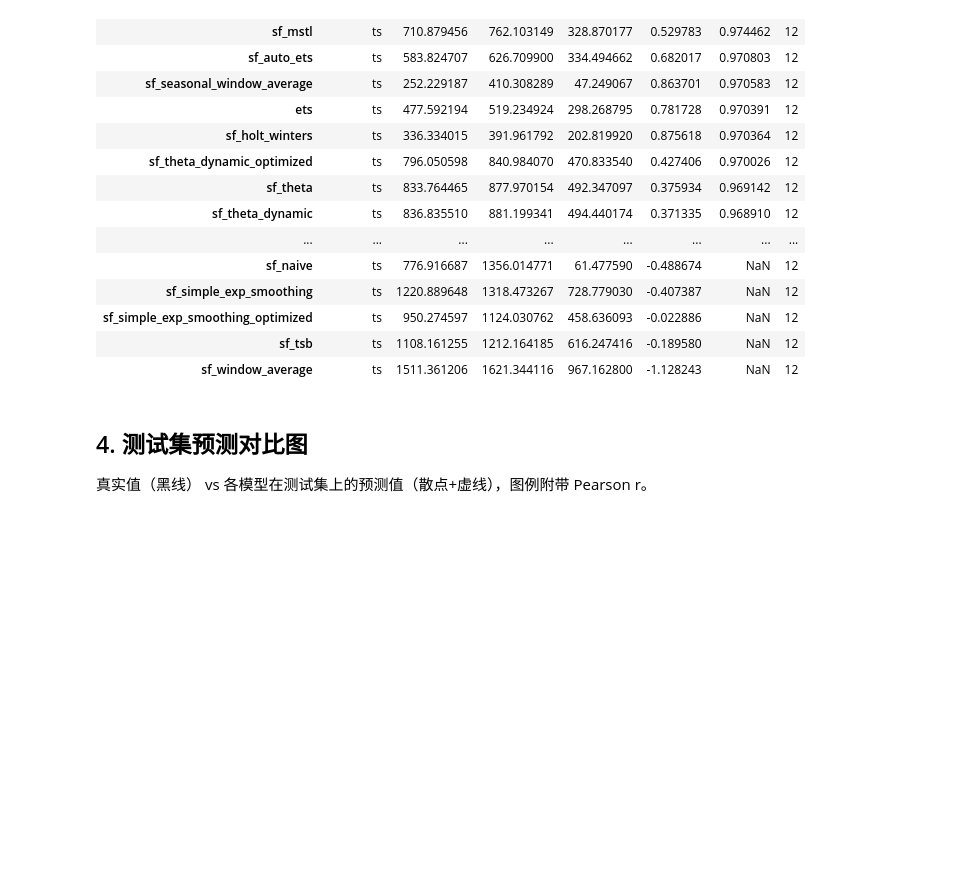
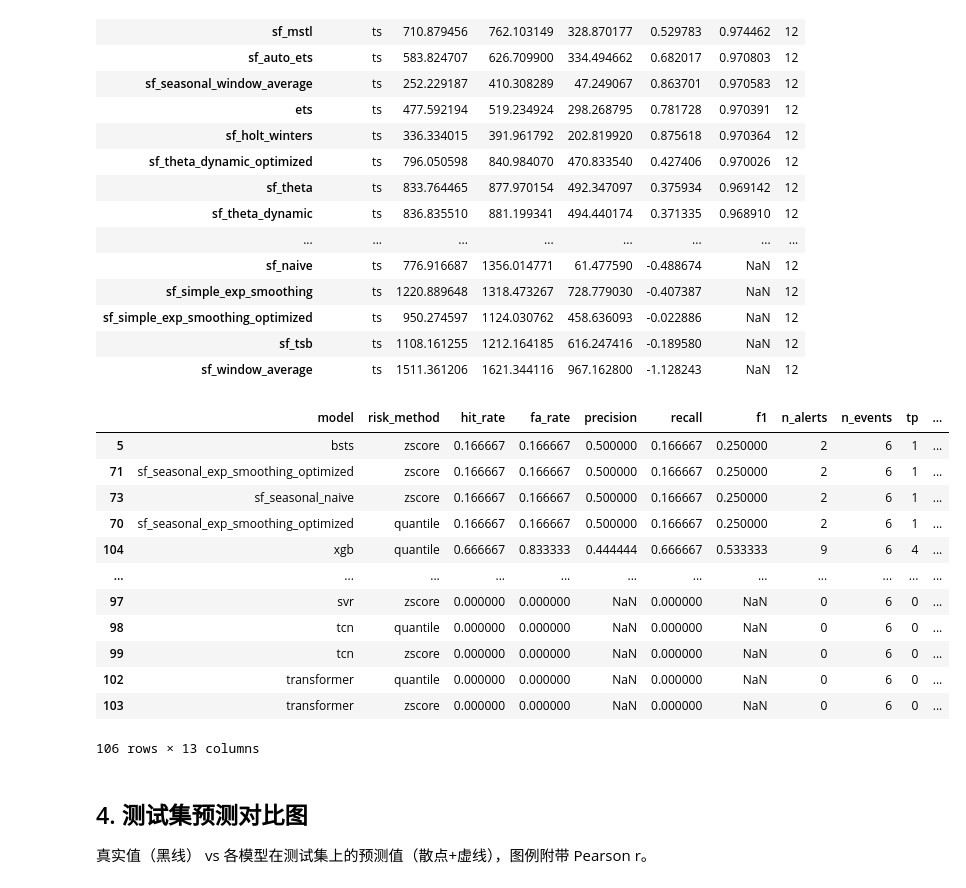
Before and after one commit to 1511878618/EpiAI, a Jupyter notebook: tutorial/tutorial_workflow.ipynb, the cells around one changed output. Drawn from its saved outputs; the diff is of its cells as text; code cells hidden in the pictures; blank space fills up the shorter version.

Commit message:
feat: add AUC to warning evaluation — compare_risk_methods now reports auc

```diff
--- a/tutorial/tutorial_workflow.ipynb
+++ b/tutorial/tutorial_workflow.ipynb
@@ -145,6 +145,31 @@ display(vault.summary())
 | sf_simple_exp_smoothing_optimized | ts | 950.274597 | 1124.030762 | 458.636093 | -0.022886 | NaN | 12 |
 | sf_tsb | ts | 1108.161255 | 1212.164185 | 616.247416 | -0.189580 | NaN | 12 |
 | sf_window_average | ts | 1511.361206 | 1621.344116 | 967.162800 | -1.128243 | NaN | 12 |
+# %%
+from EpiAI.evaluate import compare_risk_methods
+
+report = compare_risk_methods(
+    vault=vault,
+    bundle=task.build_bundle(),
+    task=task,
+    risk_methods=["quantile", "zscore"],
+    event_threshold=0.70,    # 事件 = 实际值 > 历史 90% 分位
+)
+report.sort_values(by="precision", ascending=False)
+# %% [output]
+|  | model | risk_method | hit_rate | fa_rate | precision | recall | f1 | n_alerts | n_events | tp | ... |
+| 5 | bsts | zscore | 0.166667 | 0.166667 | 0.500000 | 0.166667 | 0.250000 | 2 | 6 | 1 | ... |
+| 71 | sf_seasonal_exp_smoothing_optimized | zscore | 0.166667 | 0.166667 | 0.500000 | 0.166667 | 0.250000 | 2 | 6 | 1 | ... |
+| 73 | sf_seasonal_naive | zscore | 0.166667 | 0.166667 | 0.500000 | 0.166667 | 0.250000 | 2 | 6 | 1 | ... |
+| 70 | sf_seasonal_exp_smoothing_optimized | quantile | 0.166667 | 0.166667 | 0.500000 | 0.166667 | 0.250000 | 2 | 6 | 1 | ... |
+| 104 | xgb | quantile | 0.666667 | 0.833333 | 0.444444 | 0.666667 | 0.533333 | 9 | 6 | 4 | ... |
+| ... | ... | ... | ... | ... | ... | ... | ... | ... | ... | ... | ... |
+| 97 | svr | zscore | 0.000000 | 0.000000 | NaN | 0.000000 | NaN | 0 | 6 | 0 | ... |
+| 98 | tcn | quantile | 0.000000 | 0.000000 | NaN | 0.000000 | NaN | 0 | 6 | 0 | ... |
+| 99 | tcn | zscore | 0.000000 | 0.000000 | NaN | 0.000000 | NaN | 0 | 6 | 0 | ... |
+| 102 | transformer | quantile | 0.000000 | 0.000000 | NaN | 0.000000 | NaN | 0 | 6 | 0 | ... |
+| 103 | transformer | zscore | 0.000000 | 0.000000 | NaN | 0.000000 | NaN | 0 | 6 | 0 | ... |
+106 rows × 13 columns
 # %% [markdown]
 ## 4. 测试集预测对比图
 
```
Also changed, not shown: parts of 1 cell of this notebook, 1 other file.
